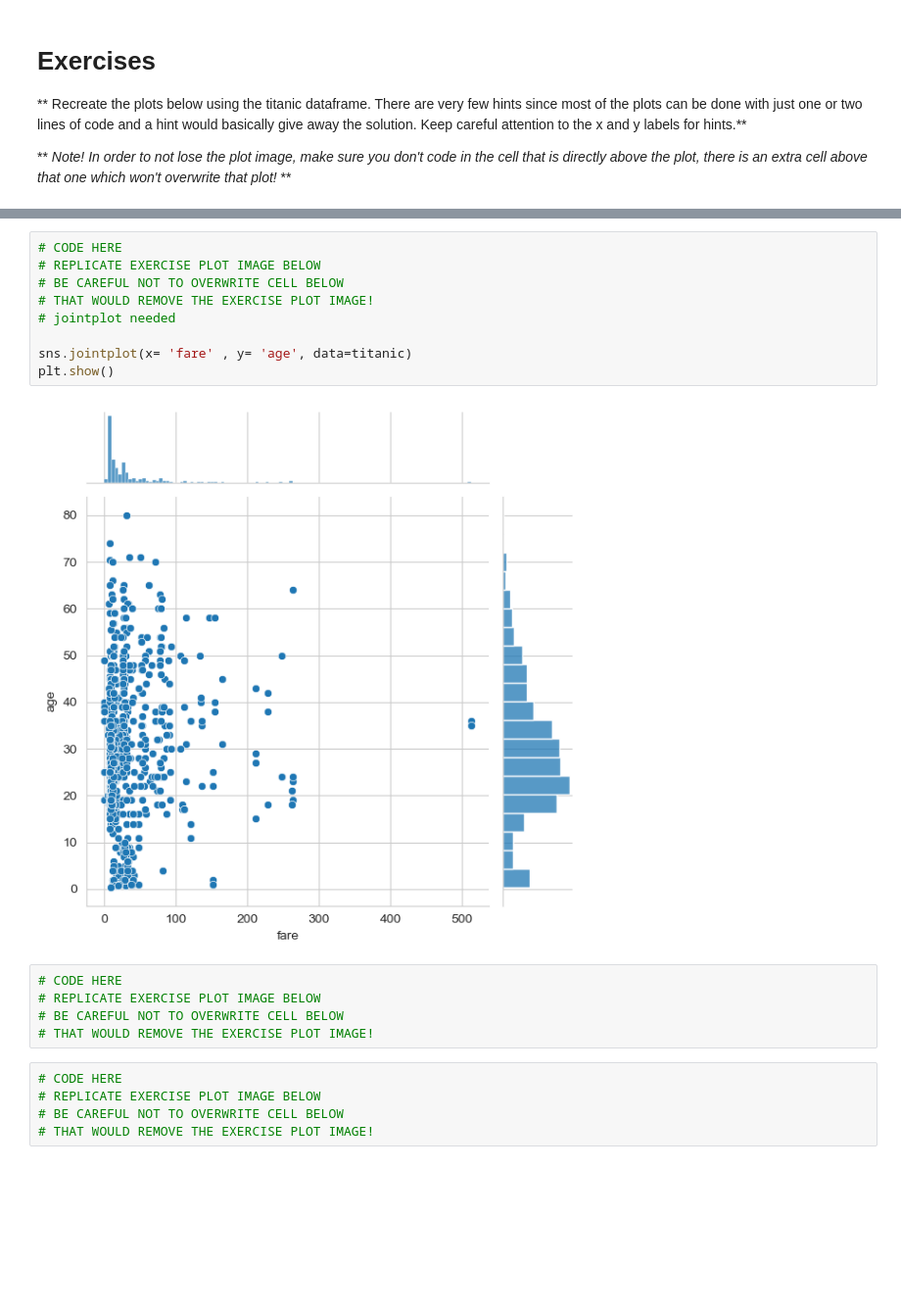
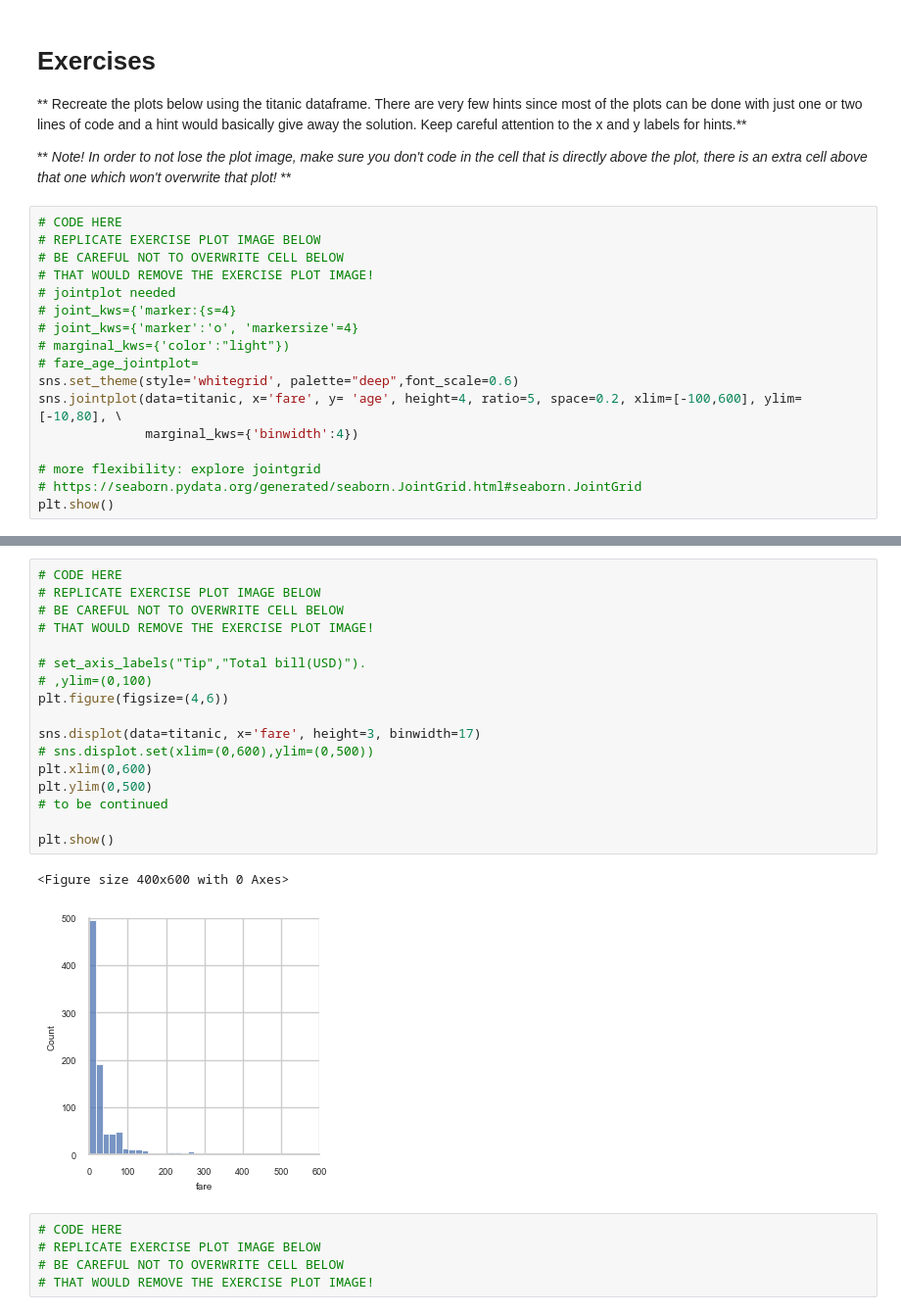
Before and after one commit to TimGarnault/project_2, a Jupyter notebook: Seaborn problems.ipynb, the cells around one changed output, grey strips where cells are left out. Shown at 98% size. Saved outputs shown, nothing was run; the diff lists cells and outputs as text; blank space fills up the shorter version.

Commit message:
commit and push end of day_ seaborn

```diff
--- a/Seaborn problems.ipynb
+++ b/Seaborn problems.ipynb
@@ -33,3 +33,20 @@ titanic.head()
 ** Recreate the plots below using the titanic dataframe. There are very few hints since most of the plots can be done with just one or two lines of code and a hint would basically give away the solution. Keep careful attention to the x and y labels for hints.**
 
 ** *Note! In order to not lose the plot image, make sure you don't code in the cell that is directly above the plot, there is an extra cell above that one which won't overwrite that plot!* **
+# %%
+# CODE HERE
+# REPLICATE EXERCISE PLOT IMAGE BELOW
+# BE CAREFUL NOT TO OVERWRITE CELL BELOW
+# THAT WOULD REMOVE THE EXERCISE PLOT IMAGE!
+# jointplot needed
+# joint_kws={'marker:{s=4}
+# joint_kws={'marker':'o', 'markersize'=4}
+# marginal_kws={'color':"light"})
+# fare_age_jointplot=
+sns.set_theme(style='whitegrid', palette="deep",font_scale=0.6)
+sns.jointplot(data=titanic, x='fare', y= 'age', height=4, ratio=5, space=0.2, xlim=[-100,600], ylim=[-10,80], \
+              marginal_kws={'binwidth':4})
+
+# more flexibility: explore jointgrid
+# https://seaborn.pydata.org/generated/seaborn.JointGrid.html#seaborn.JointGrid
+plt.show()
@@ -36,19 +70,23 @@ titanic.head()
 # %%
 # CODE HERE
 # REPLICATE EXERCISE PLOT IMAGE BELOW
 # BE CAREFUL NOT TO OVERWRITE CELL BELOW
 # THAT WOULD REMOVE THE EXERCISE PLOT IMAGE!
-# jointplot needed
 
-sns.jointplot(x= 'fare' , y= 'age', data=titanic)
+# set_axis_labels("Tip","Total bill(USD)").
+# ,ylim=(0,100)
+plt.figure(figsize=(4,6))
+
+sns.displot(data=titanic, x='fare', height=3, binwidth=17)
+# sns.displot.set(xlim=(0,600),ylim=(0,500))
+plt.xlim(0,600)
+plt.ylim(0,500)
+# to be continued
+
 plt.show()
 # %% [output]
+<Figure size 400x600 with 0 Axes>
-[figure, old version]
+[figure, new version]
-# %%
-# CODE HERE
-# REPLICATE EXERCISE PLOT IMAGE BELOW
-# BE CAREFUL NOT TO OVERWRITE CELL BELOW
-# THAT WOULD REMOVE THE EXERCISE PLOT IMAGE!
 # %%
 # CODE HERE
 # REPLICATE EXERCISE PLOT IMAGE BELOW
```
Also changed, not shown: parts of 3 cells of this notebook.
